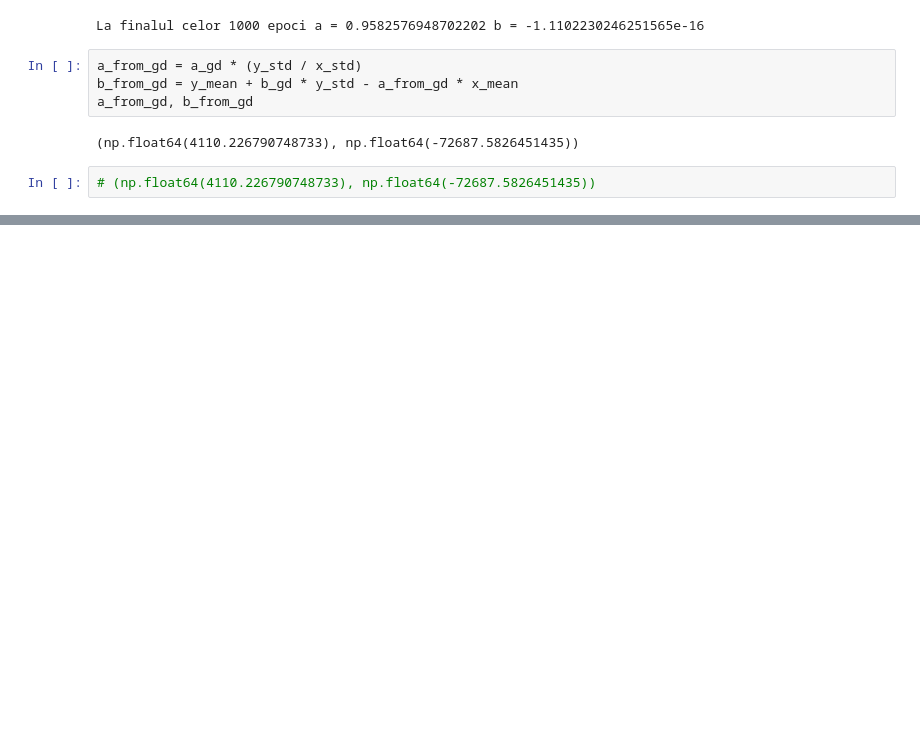
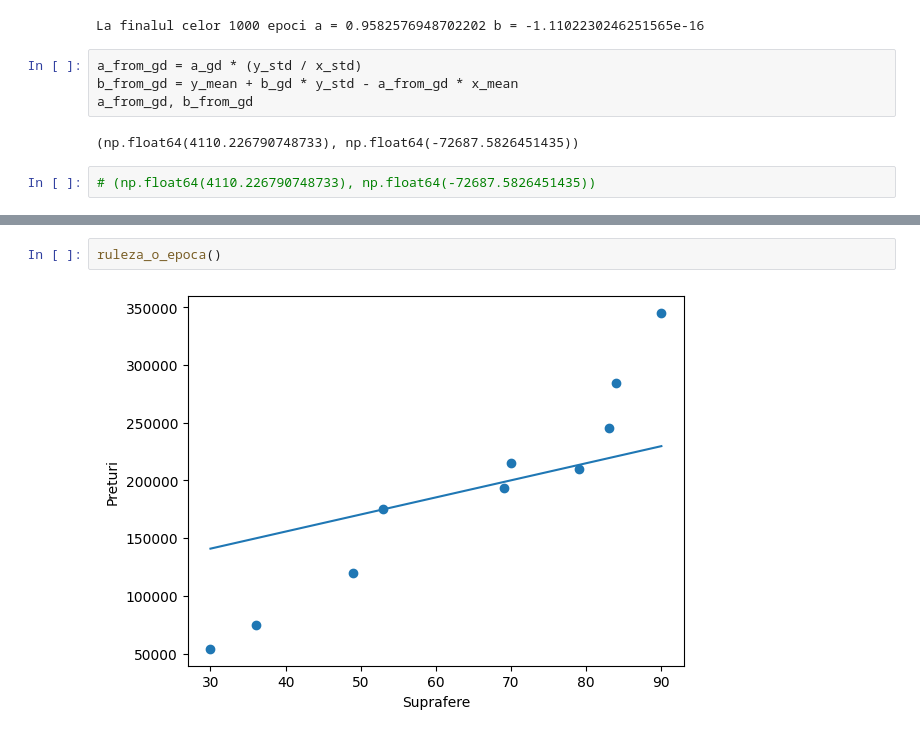
Before and after one commit to sojog/ML-NLP-DP-Bittnet-Iulie-2026, a Jupyter notebook: Ziua2/01.calcul_gradient.ipynb, the cells around one changed output, grey strips where cells are left out. Cells and saved outputs as stored; diff of their text form; blank space fills up the shorter version.

```diff
--- a/Ziua2/01.calcul_gradient.ipynb
+++ b/Ziua2/01.calcul_gradient.ipynb
@@ -131,0 +182,4 @@ a_from_gd, b_from_gd
+# %%
+ruleza_o_epoca()
+# %% [output]
+[figure, added]
```
Also changed, not shown: parts of 12 cells of this notebook.
